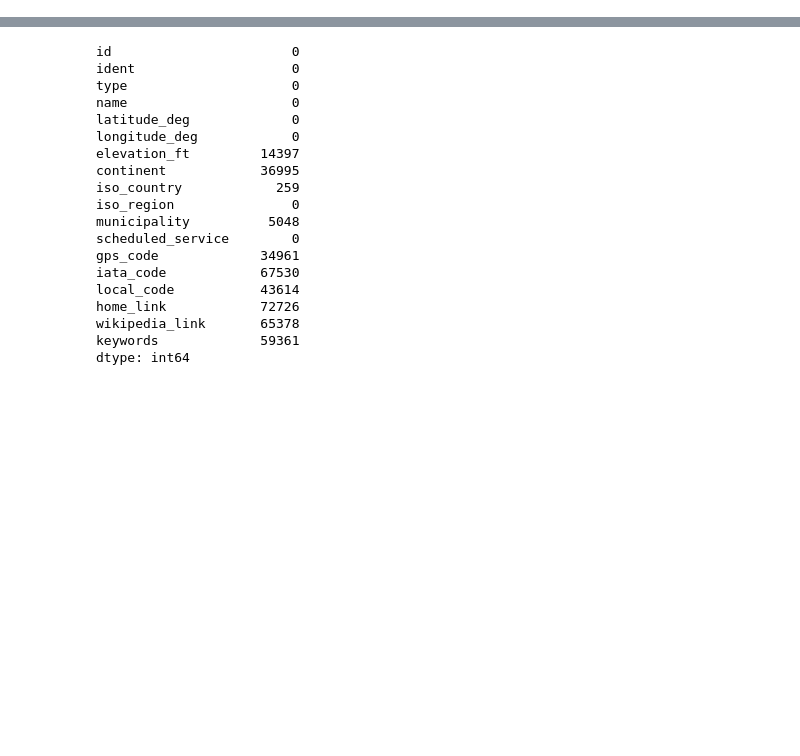
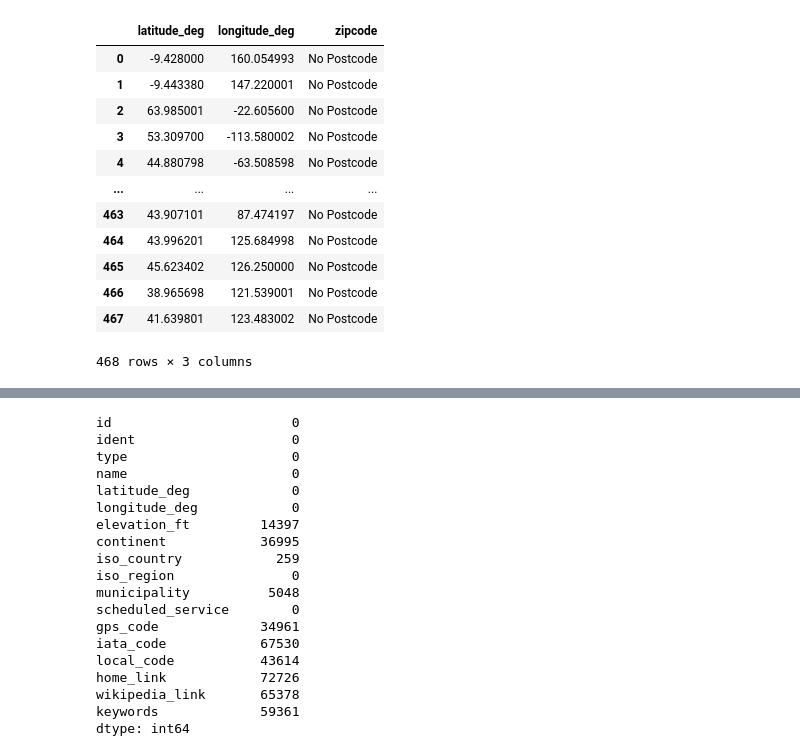
Before and after one commit to markokajkut/Airports, a Jupyter notebook: airports.ipynb, the cells around one changed output, grey strips where cells are left out. Drawn from its saved outputs; the diff is of its cells as text; code cells hidden in the pictures; blank space fills up the shorter version.

```diff
--- a/airports.ipynb
+++ b/airports.ipynb
@@ -11,0 +89,3 @@ array(['heliport', 'small_airport', 'closed', 'seaplane_base',
+# %%
+location = reverse_geocode((Geometry({"x":17.516505, "y":44.959745, "spatialReference":{"wkid": 4326}})))
+location
@@ -11,0 +152,10 @@ array(['heliport', 'small_airport', 'closed', 'seaplane_base',
+# %%
+geolocator = geopy.Nominatim(user_agent="check_1")
+
+def get_zip_code(x):
+    location = geolocator.reverse("{}, {}".format(x['latitude_deg'],x['longitude_deg']))
+    if 'postcode' not in location.raw.keys():
+        return 'No Postcode'
+    else:
+        return location.raw['address']['postcode']
+df_sub['zipcode'] = df_sub.apply(lambda x: get_zip_code(x), axis = 1)
@@ -12,3 +187,19 @@ array(['heliport', 'small_airport', 'closed', 'seaplane_base',
+# %%
+df_sub
+# %% [output]
+|  | latitude_deg | longitude_deg | zipcode |
+| 0 | -9.428000 | 160.054993 | No Postcode |
+| 1 | -9.443380 | 147.220001 | No Postcode |
+| 2 | 63.985001 | -22.605600 | No Postcode |
+| 3 | 53.309700 | -113.580002 | No Postcode |
+| 4 | 44.880798 | -63.508598 | No Postcode |
+| ... | ... | ... | ... |
+| 463 | 43.907101 | 87.474197 | No Postcode |
+| 464 | 43.996201 | 125.684998 | No Postcode |
+| 465 | 45.623402 | 126.250000 | No Postcode |
+| 466 | 38.965698 | 121.539001 | No Postcode |
+| 467 | 41.639801 | 123.483002 | No Postcode |
+468 rows × 3 columns
 # %%
 df
 # %% [output]
```
Also changed, not shown: parts of 16 cells of this notebook.
